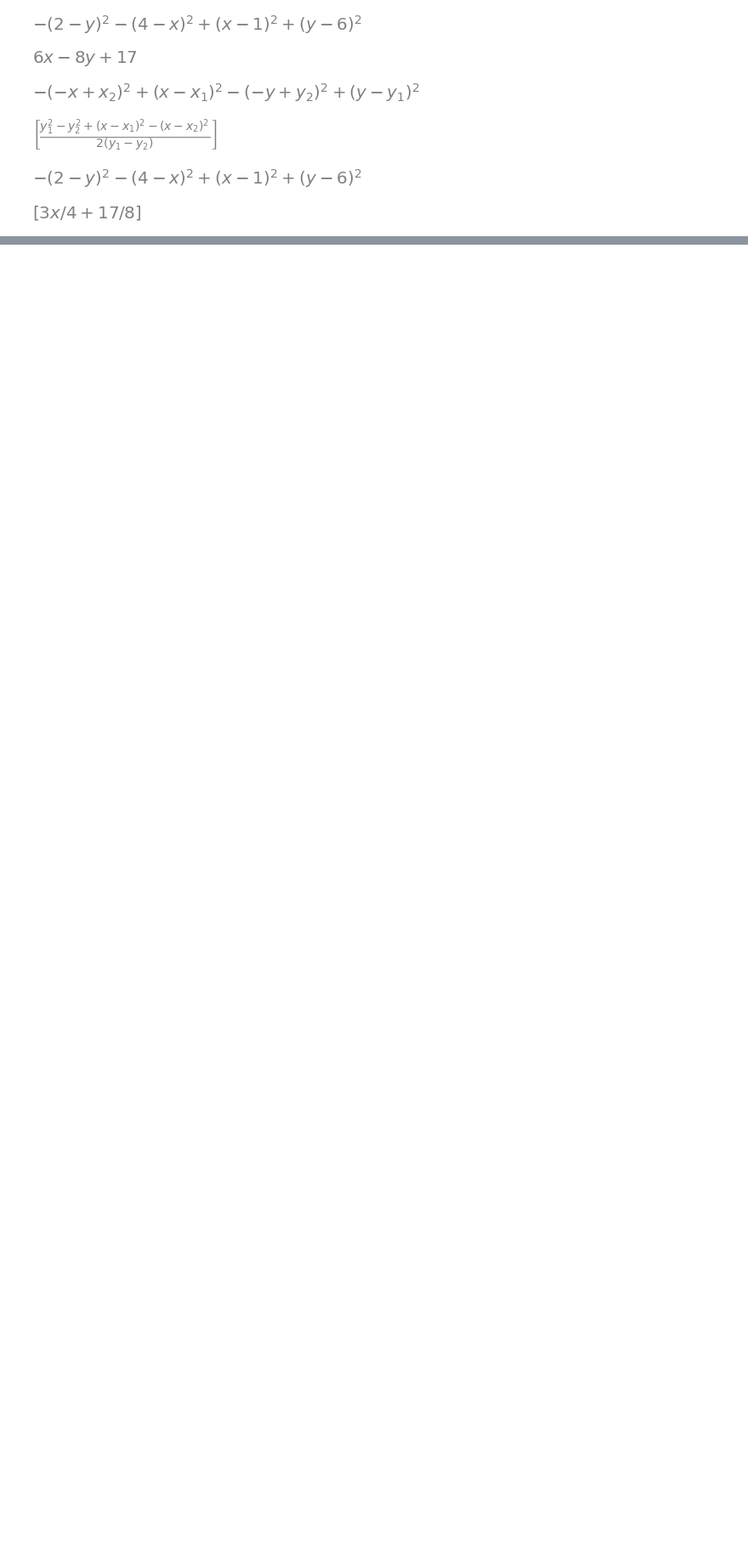
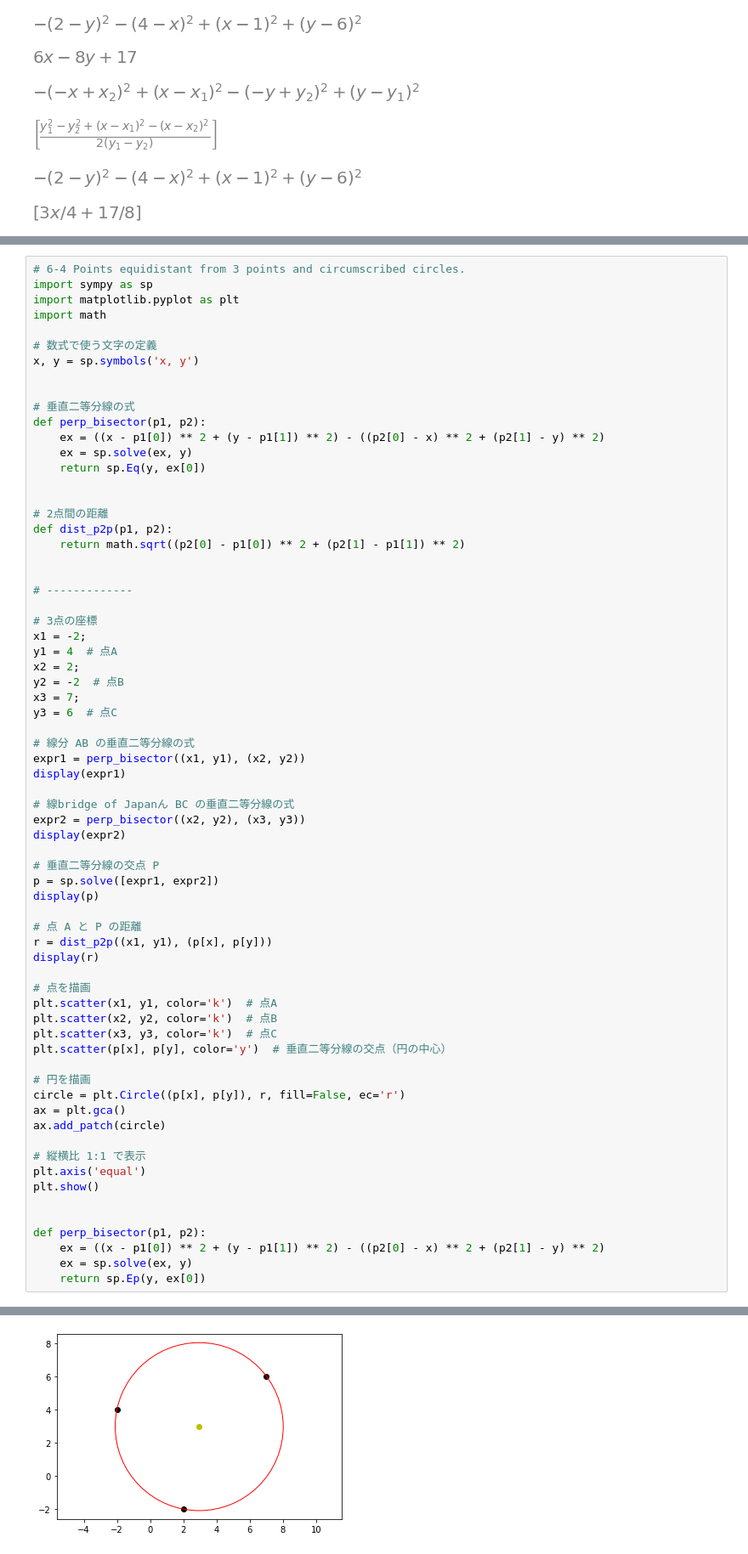
Before and after one commit to 1024xx4/middle_school_math, a Jupyter notebook: sections/a_straight_line_equidistant_from_two_points.ipynb, the cells around one changed output, grey strips where cells are left out. Shown at 85% size. Drawn from its saved outputs; the diff is of its cells as text; blank space fills up the shorter version.

```diff
--- a/sections/a_straight_line_equidistant_from_two_points.ipynb
+++ b/sections/a_straight_line_equidistant_from_two_points.ipynb
@@ -79,3 +81,72 @@ plt.plot(x, y, marker='o', color='k') # 2点から等距離にある直線
 plt.show()
 # %% [output]
 [figure]
+# %%
+# 6-4 Points equidistant from 3 points and circumscribed circles.
+import sympy as sp
+import matplotlib.pyplot as plt
+import math
+
+# 数式で使う文字の定義
+x, y = sp.symbols('x, y')
+
+
+# 垂直二等分線の式
+def perp_bisector(p1, p2):
+    ex = ((x - p1[0]) ** 2 + (y - p1[1]) ** 2) - ((p2[0] - x) ** 2 + (p2[1] - y) ** 2)
+    ex = sp.solve(ex, y)
+    return sp.Eq(y, ex[0])
+
+
+# 2点間の距離
+def dist_p2p(p1, p2):
+    return math.sqrt((p2[0] - p1[0]) ** 2 + (p2[1] - p1[1]) ** 2)
+
+
+# -------------
+
+# 3点の座標
+x1 = -2;
+y1 = 4  # 点A
+x2 = 2;
+y2 = -2  # 点B
+x3 = 7;
+y3 = 6  # 点C
+
+# 線分 AB の垂直二等分線の式
+expr1 = perp_bisector((x1, y1), (x2, y2))
+display(expr1)
+
+# 線bridge of Japanん BC の垂直二等分線の式
+expr2 = perp_bisector((x2, y2), (x3, y3))
+display(expr2)
+
+# 垂直二等分線の交点 P
+p = sp.solve([expr1, expr2])
+display(p)
+
+# 点 A と P の距離
+r = dist_p2p((x1, y1), (p[x], p[y]))
+display(r)
+
+# 点を描画
+plt.scatter(x1, y1, color='k')  # 点A
+plt.scatter(x2, y2, color='k')  # 点B
+plt.scatter(x3, y3, color='k')  # 点C
+plt.scatter(p[x], p[y], color='y')  # 垂直二等分線の交点（円の中心）
+
+# 円を描画
+circle = plt.Circle((p[x], p[y]), r, fill=False, ec='r')
+ax = plt.gca()
+ax.add_patch(circle)
+
+# 縦横比 1:1 で表示
+plt.axis('equal')
+plt.show()
+
+
+def perp_bisector(p1, p2):
+    ex = ((x - p1[0]) ** 2 + (y - p1[1]) ** 2) - ((p2[0] - x) ** 2 + (p2[1] - y) ** 2)
+    ex = sp.solve(ex, y)
+    return sp.Ep(y, ex[0])
+# %% [output]
@@ -81,0 +157 @@ plt.show()
+[figure, added]
```
Also changed, not shown: parts of 2 cells of this notebook.
